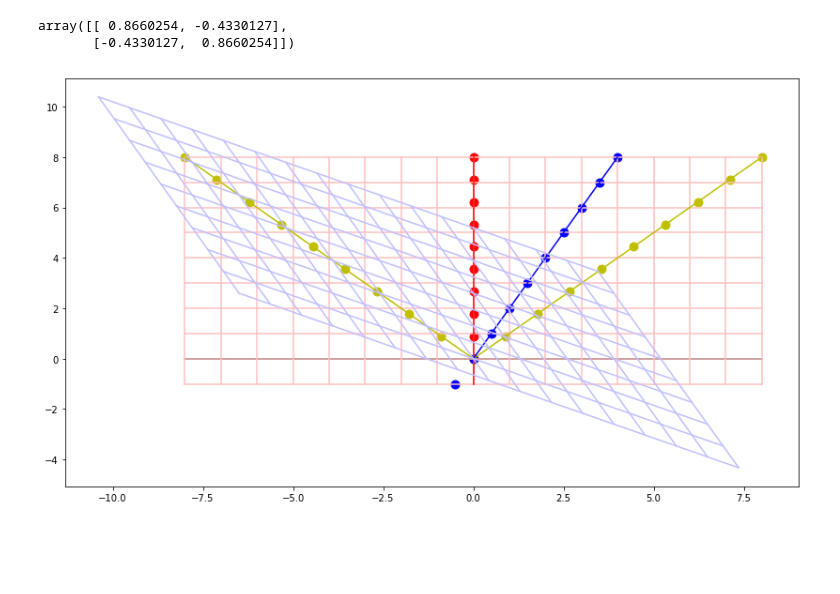
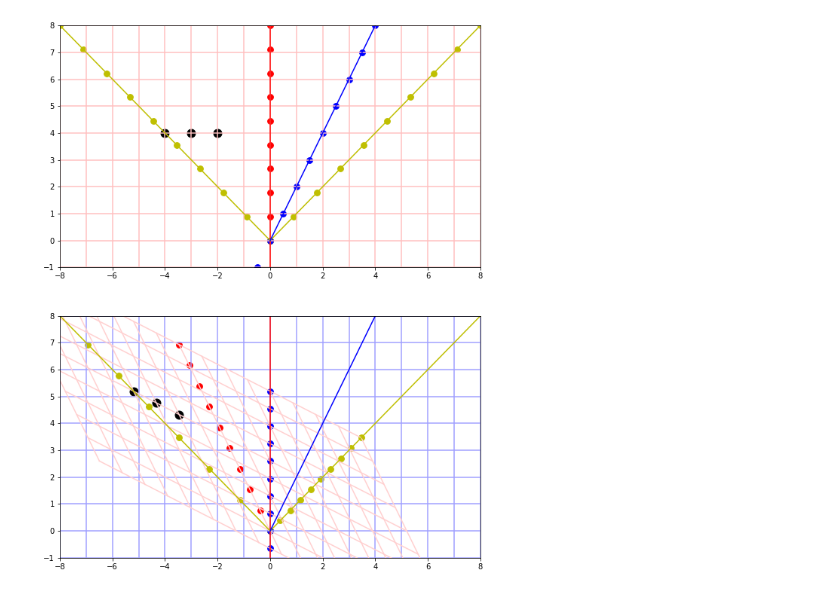
Before and after one commit to Project-Ellie/tutorials, a Jupyter notebook: other_stuff/Minkowski_Lorentz.ipynb, the cells around one changed output. Saved outputs shown, nothing was run; the diff lists cells and outputs as text; code cells hidden in the pictures; blank space fills up the shorter version.

```diff
--- a/other_stuff/Minkowski_Lorentz.ipynb
+++ b/other_stuff/Minkowski_Lorentz.ipynb
@@ -27,11 +80,6 @@ res[0], res[1]
-# %%
-lt.matrix
-# %% [output]
-array([[ 0.8660254, -0.4330127],
-       [-0.4330127,  0.8660254]])
 # %%
 class MinkowskiGrid:
-
+    """A class to hold a grid of space time events and the characteristic world lines"""
     def __init__(self, first, last, left, right, step, v=0.5):
 
         N_wl = 10
@@ -44,6 +92,7 @@ class MinkowskiGrid:
         self.last = last
         self.step = step
         self.v = v
+        self.events=[]
 
         tr = range(first, last+1)
         self.xlines = [[[t, left], [t, right]] for t in range(first, last+1)]
@@ -67,14 +116,11 @@ class MinkowskiGrid:
              np.linspace(0, -last, N_wl)))
         self.light_cone = np.append(r, l, axis=0)
 
+    def record_events(self, events):
+        self.events = events
 
-    @staticmethod
-    def is_light(p):
-        return math.fabs(p[0])==p[1]
-
-    @staticmethod
-    def is_mytime(p):
-        return p[0]==0
+    def boost(self, events):
+        return LorentzTrafo(self.v)(events)
 # %%
 class MinkowskiPlot():
 
@@ -143,17 +210,14 @@ class MinkowskiPlot():
-# %%
-grid = MinkowskiGrid(-1, 8, -8, 8, 1, .5)
-minkowski = MinkowskiPlot(grid)
-_, axis = plt.subplots(figsize=(14,8))
-minkowski.display(axis)
-
-
-tlines_d=np.array([lt(pair) for pair in grid.tlines])
-tlines_d=MinkowskiPlot.to_mpl_lines(tlines_d, '#C0C0FF')
-xlines_d=np.array([lt(pair) for pair in grid.xlines])
-xlines_d=MinkowskiPlot.to_mpl_lines(xlines_d, '#C0C0FF')
-
-axis.plot(*xlines_d);
-axis.plot(*tlines_d);
-#axis.scatter(*another, color='b', marker='o', s=80);
-# %% [output]
-[figure, removed]
+# %%
+v=.5
+grid = MinkowskiGrid(-1, 8, -8, 8, 1, v)
+events=[[4, -2], [4, -3], [4, -4]]
+grid.record_events(events)
+plotter = MinkowskiPlot(grid)
+_, plots = plt.subplots(2, figsize=(10,13))
+for i in range(2):
+    plots[i].set_xlim([-8, 8])
+    plots[i].set_ylim([-1, 8])
+plotter.display(plots[0], primed=False)
+plotter.display(plots[1], primed=True)
+# %% [output]
+[figure, added]
```
Also changed, not shown: parts of 9 cells of this notebook.
